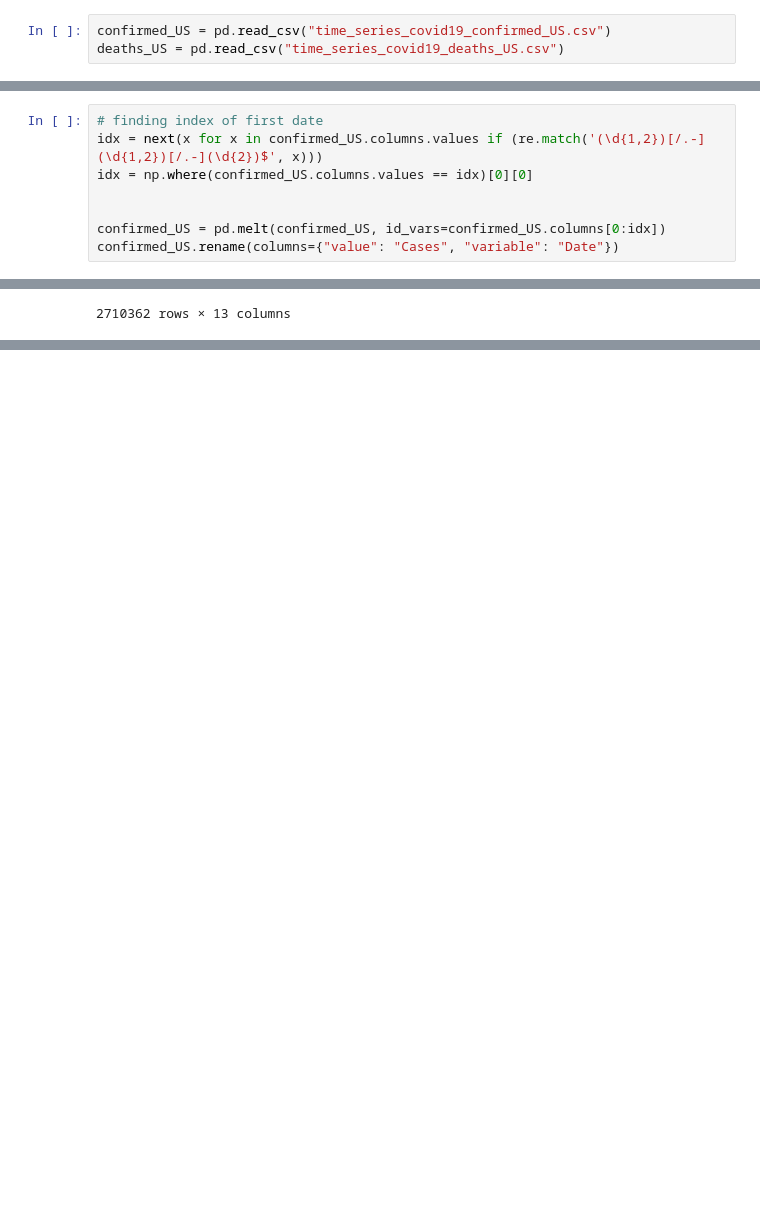
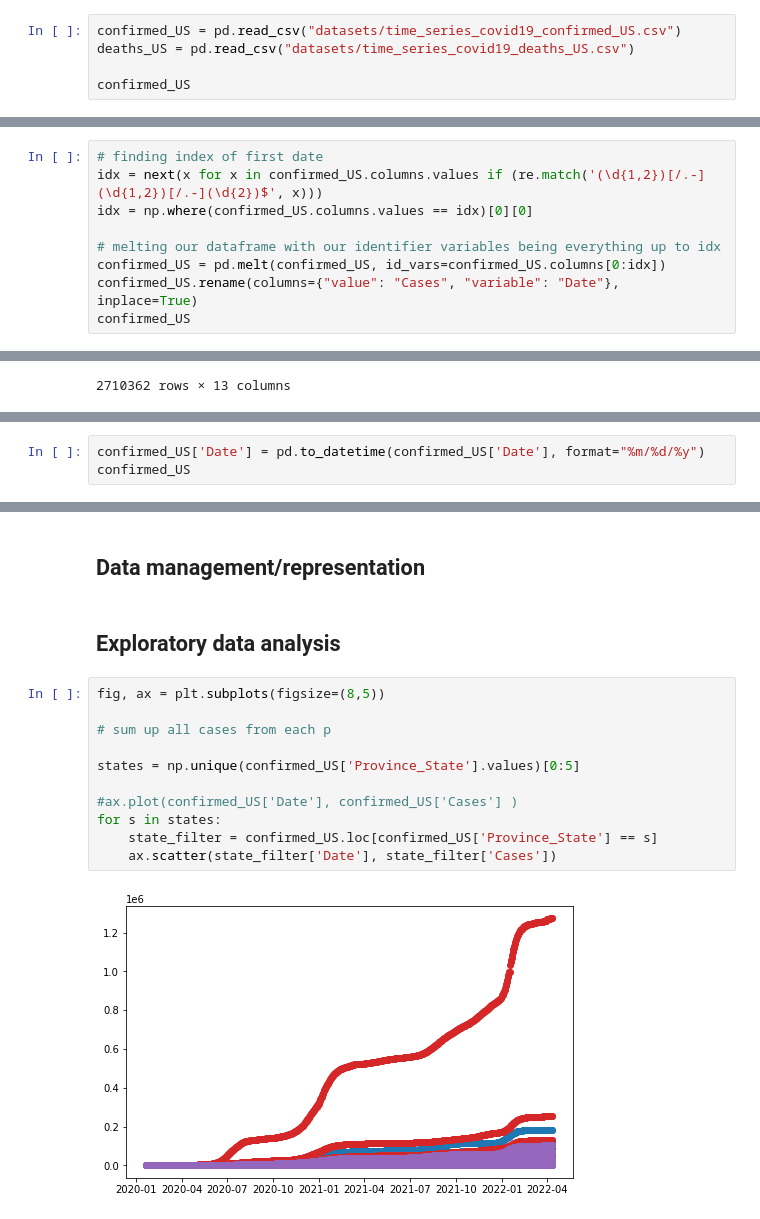
Before and after one commit to rwang0413/rwang4787.github.io, a Jupyter notebook: 320Final.ipynb, the cells around one changed output, grey strips where cells are left out. Cells and saved outputs as stored; diff of their text form; blank space fills up the shorter version.

Commit message:
datetime + some prose

```diff
--- a/320Final.ipynb
+++ b/320Final.ipynb
@@ -10,5 +11,7 @@ import re
 # %% [markdown]
 The John's Hopkins curated dataset can be found [here](https://github.com/CSSEGISandData/COVID-19). For our analysis, we'll be using the time series csv file for confirmed cases and deaths.
 # %%
-confirmed_US = pd.read_csv("time_series_covid19_confirmed_US.csv")
-deaths_US = pd.read_csv("time_series_covid19_deaths_US.csv")
+confirmed_US = pd.read_csv("datasets/time_series_covid19_confirmed_US.csv")
+deaths_US = pd.read_csv("datasets/time_series_covid19_deaths_US.csv")
+
+confirmed_US
@@ -19,9 +56,10 @@ The dataset has each date as an individual column thus making the table too "wid
 idx = next(x for x in confirmed_US.columns.values if (re.match('(\d{1,2})[/.-](\d{1,2})[/.-](\d{2})$', x)))
 idx = np.where(confirmed_US.columns.values == idx)[0][0]
 
-
+# melting our dataframe with our identifier variables being everything up to idx
 confirmed_US = pd.melt(confirmed_US, id_vars=confirmed_US.columns[0:idx])
-confirmed_US.rename(columns={"value": "Cases", "variable": "Date"})
+confirmed_US.rename(columns={"value": "Cases", "variable": "Date"}, inplace=True)
+confirmed_US
 # %% [output]
 |  | UID | iso2 | iso3 | code3 | FIPS | Admin2 | Province_State | Country_Region | Lat | ... |
 | 0 | 84001001 | US | USA | 840 | 1001.0 | Autauga | Alabama | US | 32.539527 | ... |
@@ -38,0 +81,3 @@ confirmed_US.rename(columns={"value": "Cases", "variable": "Date"})
+# %%
+confirmed_US['Date'] = pd.to_datetime(confirmed_US['Date'], format="%m/%d/%y")
+confirmed_US
@@ -45,0 +105,17 @@ sum(df2.loc[(df2["Province_State"] == "Maryland") & (df2["variable"] =="4/2/21")
+# %% [markdown]
+## Data management/representation
+# %% [markdown]
+## Exploratory data analysis
+# %%
+fig, ax = plt.subplots(figsize=(8,5))
+
+# sum up all cases from each p
+
+states = np.unique(confirmed_US['Province_State'].values)[0:5]
+
+#ax.plot(confirmed_US['Date'], confirmed_US['Cases'] )
+for s in states:
+    state_filter = confirmed_US.loc[confirmed_US['Province_State'] == s]
+    ax.scatter(state_filter['Date'], state_filter['Cases'])
+# %% [output]
+[figure, added]
```
Also changed, not shown: parts of 15 cells of this notebook, 3 other files.
